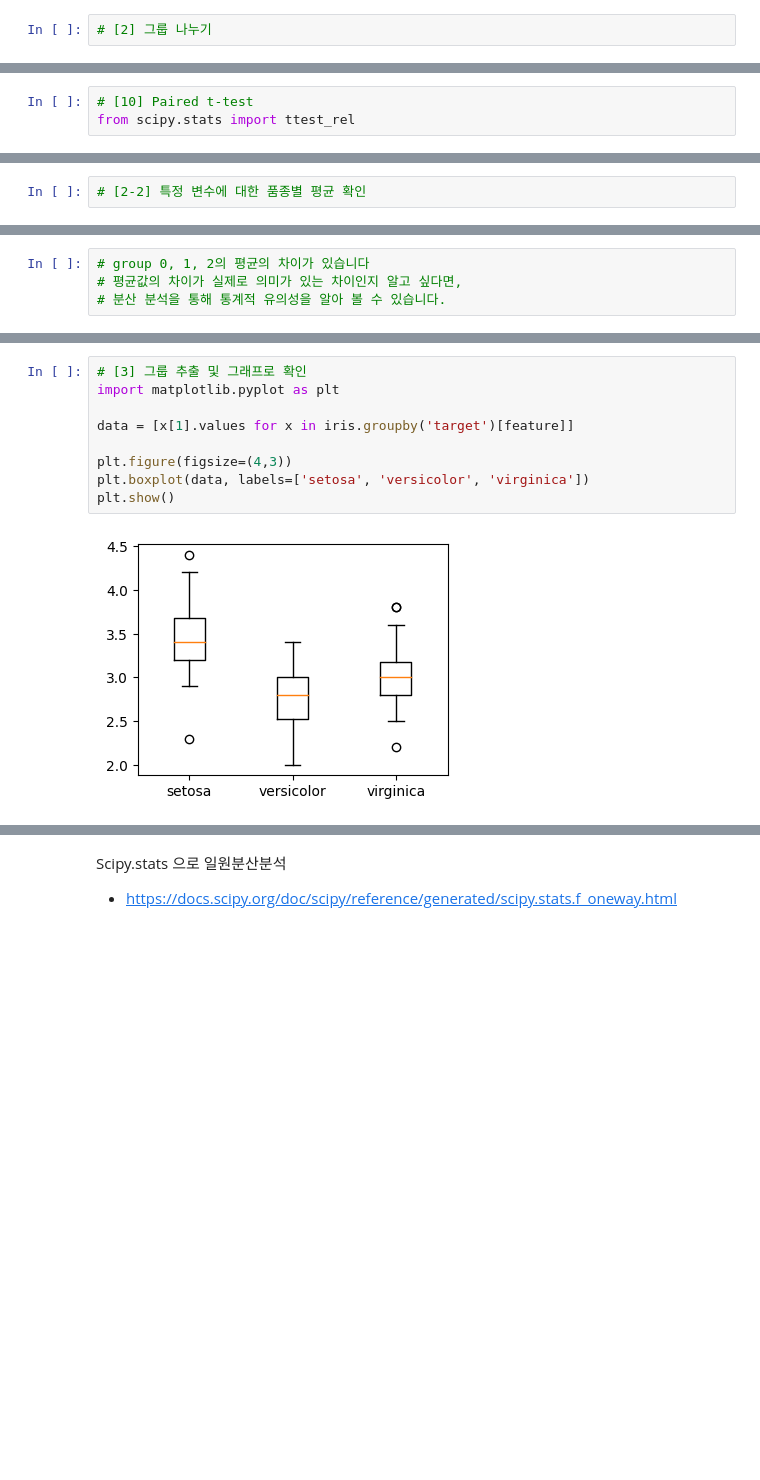
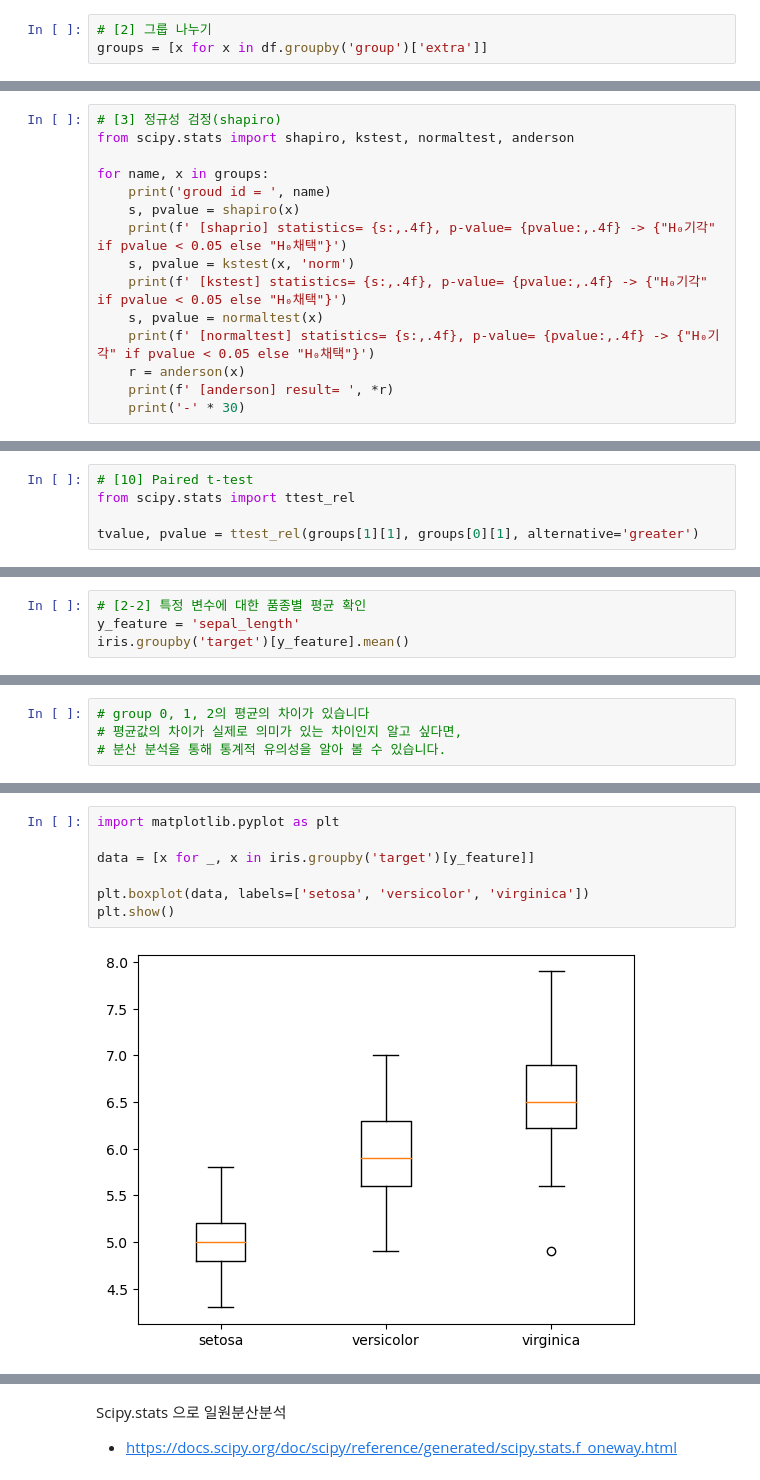
Before and after one commit to steve-park/data-engineering, a Jupyter notebook: 빅분기 실기학습/통계검정/Bigdata_S5_03_모수검정_LAB.ipynb, the cells around one changed output, grey strips where cells are left out. Cells and saved outputs as stored; diff of their text form; blank space fills up the shorter version.

```diff
--- a/빅분기 실기학습/통계검정/Bigdata_S5_03_모수검정_LAB.ipynb
+++ b/빅분기 실기학습/통계검정/Bigdata_S5_03_모수검정_LAB.ipynb
@@ -549,3 +560,4 @@ df2.T
 | ID | 1.0 | 2.0 | 3.0 | 4.0 | 5.0 | 6.0 | 7.0 | 8.0 | 9.0 | 10.0 | 1.0 | ... |
 # %%
 # [2] 그룹 나누기
+groups = [x for x in df.groupby('group')['extra']]
@@ -554,0 +564,15 @@ from scipy.stats import shapiro
+# %%
+# [3] 정규성 검정(shapiro)
+from scipy.stats import shapiro, kstest, normaltest, anderson
+
+for name, x in groups:
+    print('groud id = ', name)
+    s, pvalue = shapiro(x)
+    print(f' [shaprio] statistics= {s:,.4f}, p-value= {pvalue:,.4f} -> {"H₀기각" if pvalue < 0.05 else "H₀채택"}')
+    s, pvalue = kstest(x, 'norm')
+    print(f' [kstest] statistics= {s:,.4f}, p-value= {pvalue:,.4f} -> {"H₀기각" if pvalue < 0.05 else "H₀채택"}')
+    s, pvalue = normaltest(x)
+    print(f' [normaltest] statistics= {s:,.4f}, p-value= {pvalue:,.4f} -> {"H₀기각" if pvalue < 0.05 else "H₀채택"}')
+    r = anderson(x)
+    print(f' [anderson] result= ', *r)
+    print('-' * 30)
@@ -590,3 +642,5 @@ from scipy.stats import ttest_rel
 # %%
 # [10] Paired t-test
 from scipy.stats import ttest_rel
+
+tvalue, pvalue = ttest_rel(groups[1][1], groups[0][1], alternative='greater')
@@ -739,2 +959,4 @@ Index(['sepal_length', 'sepal_width', 'petal_length', 'petal_width', 'target'],
 # %%
 # [2-2] 특정 변수에 대한 품종별 평균 확인
+y_feature = 'sepal_length'
+iris.groupby('target')[y_feature].mean()
@@ -745,11 +984,9 @@ Index(['sepal_length', 'sepal_width', 'petal_length', 'petal_width', 'target'],
 # %%
-# [3] 그룹 추출 및 그래프로 확인
 import matplotlib.pyplot as plt
 
-data = [x[1].values for x in iris.groupby('target')[feature]]
+data = [x for _, x in iris.groupby('target')[y_feature]]
 
-plt.figure(figsize=(4,3))
 plt.boxplot(data, labels=['setosa', 'versicolor', 'virginica'])
 plt.show()
 # %% [output]
-[figure, old version]
+[figure, new version]
```
Also changed, not shown: parts of 102 cells of this notebook, 3 other files.
